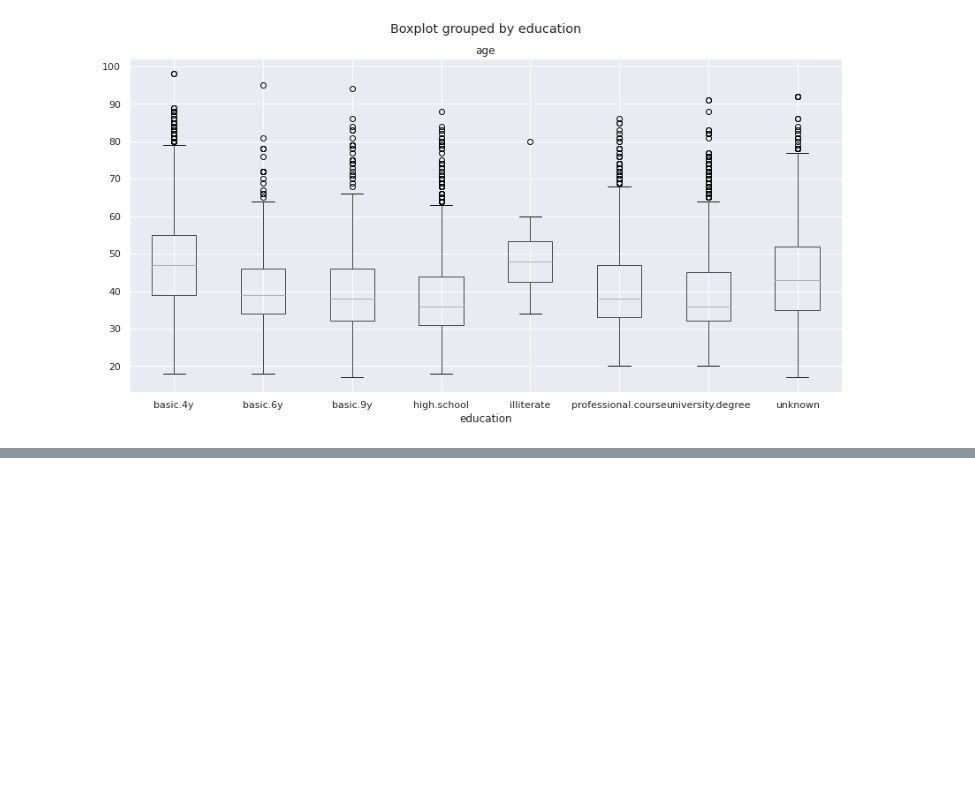
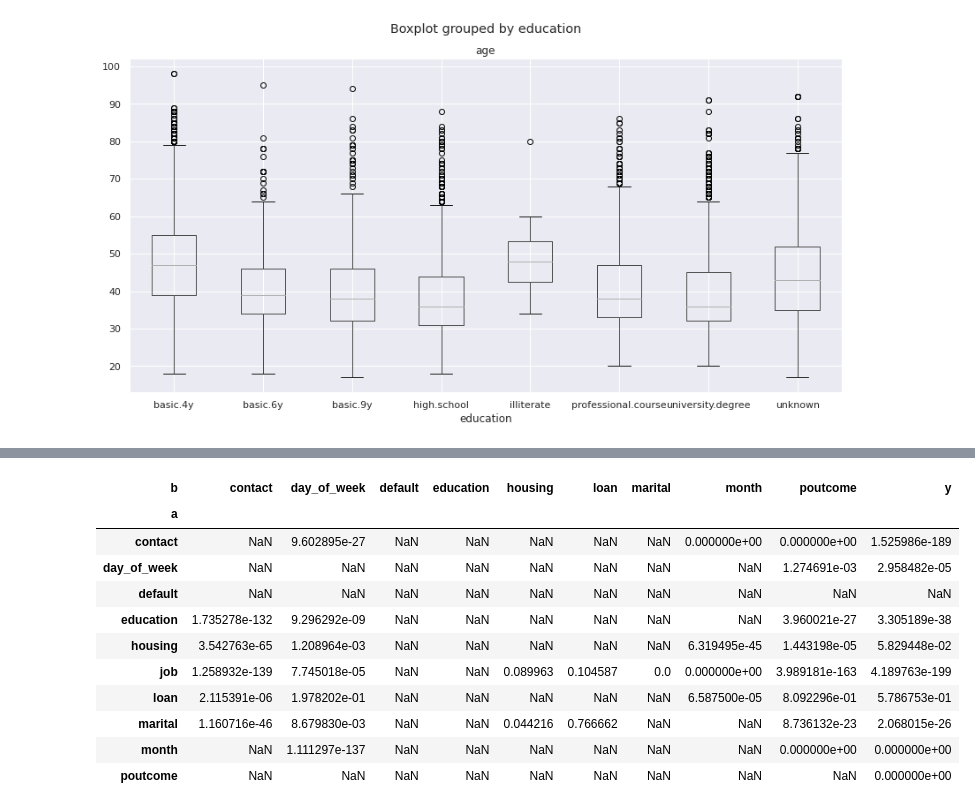
Before and after one commit to fatihardazengin/Bank-Marketing, a Jupyter notebook: bank-marketing-in-progress.ipynb, the cells around one changed output, grey strips where cells are left out. Saved outputs shown, nothing was run; the diff lists cells and outputs as text; code cells hidden in the pictures; blank space fills up the shorter version.

```diff
--- a/bank-marketing-in-progress.ipynb
+++ b/bank-marketing-in-progress.ipynb
@@ -319,0 +422,15 @@ sns.pairplot(bdata,hue="y")
+# %%
+edge_df.groupby(["a","b"],as_index=False).mean().pivot(index="a",columns="b",values="p_value")
+# %% [output]
+| b | contact | day_of_week | default | education | housing | loan | marital | month | poutcome | y |
+| a |  |  |  |  |  |  |  |  |  |  |
+| contact | NaN | 9.602895e-27 | NaN | NaN | NaN | NaN | NaN | 0.000000e+00 | 0.000000e+00 | 1.525986e-189 |
+| day_of_week | NaN | NaN | NaN | NaN | NaN | NaN | NaN | NaN | 1.274691e-03 | 2.958482e-05 |
+| default | NaN | NaN | NaN | NaN | NaN | NaN | NaN | NaN | NaN | NaN |
+| education | 1.735278e-132 | 9.296292e-09 | NaN | NaN | NaN | NaN | NaN | NaN | 3.960021e-27 | 3.305189e-38 |
+| housing | 3.542763e-65 | 1.208964e-03 | NaN | NaN | NaN | NaN | NaN | 6.319495e-45 | 1.443198e-05 | 5.829448e-02 |
+| job | 1.258932e-139 | 7.745018e-05 | NaN | NaN | 0.089963 | 0.104587 | 0.0 | 0.000000e+00 | 3.989181e-163 | 4.189763e-199 |
+| loan | 2.115391e-06 | 1.978202e-01 | NaN | NaN | NaN | NaN | NaN | 6.587500e-05 | 8.092296e-01 | 5.786753e-01 |
+| marital | 1.160716e-46 | 8.679830e-03 | NaN | NaN | 0.044216 | 0.766662 | NaN | NaN | 8.736132e-23 | 2.068015e-26 |
+| month | NaN | 1.111297e-137 | NaN | NaN | NaN | NaN | NaN | NaN | 0.000000e+00 | 0.000000e+00 |
+| poutcome | NaN | NaN | NaN | NaN | NaN | NaN | NaN | NaN | NaN | 0.000000e+00 |
```
Also changed, not shown: parts of 43 cells of this notebook.
